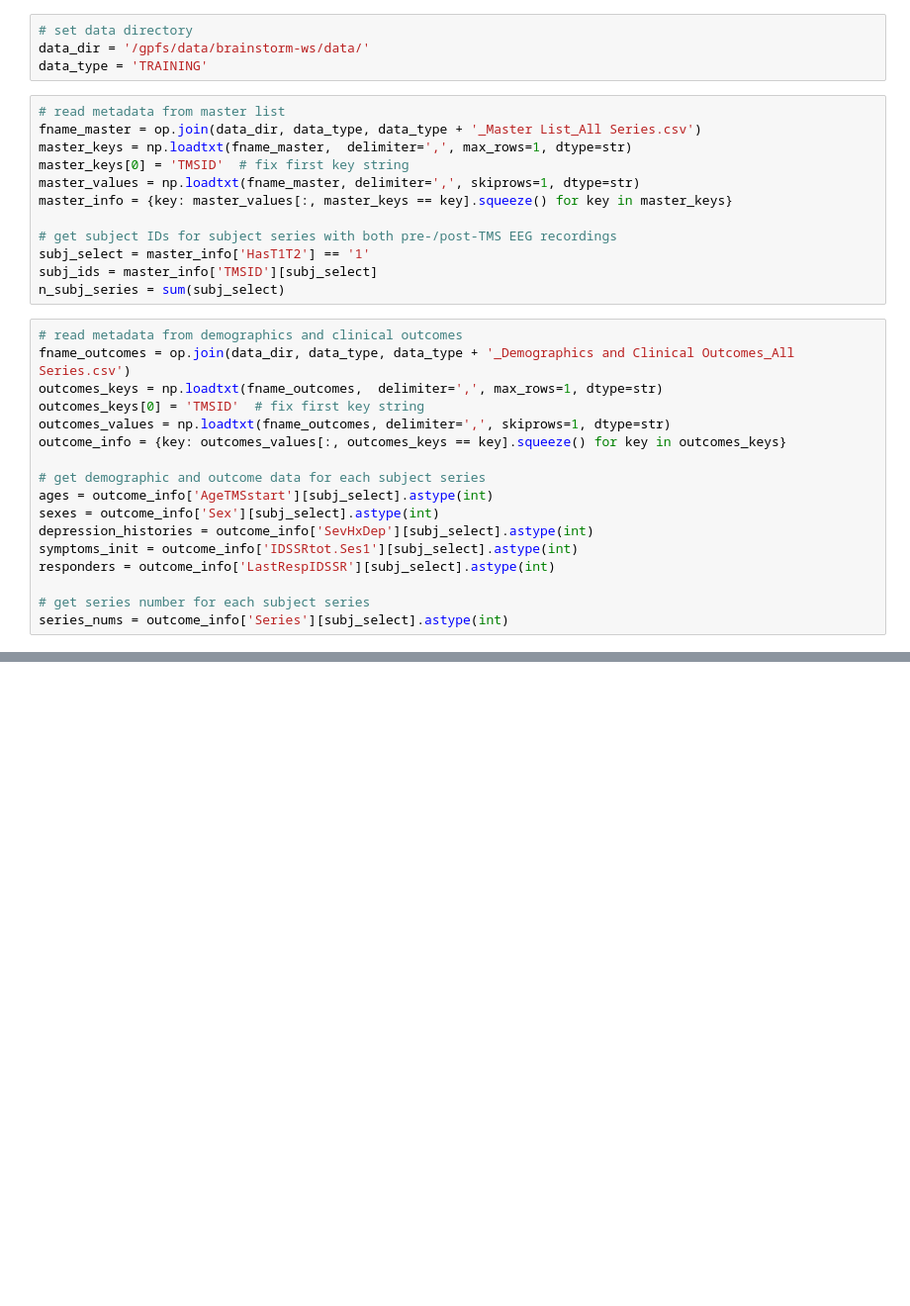
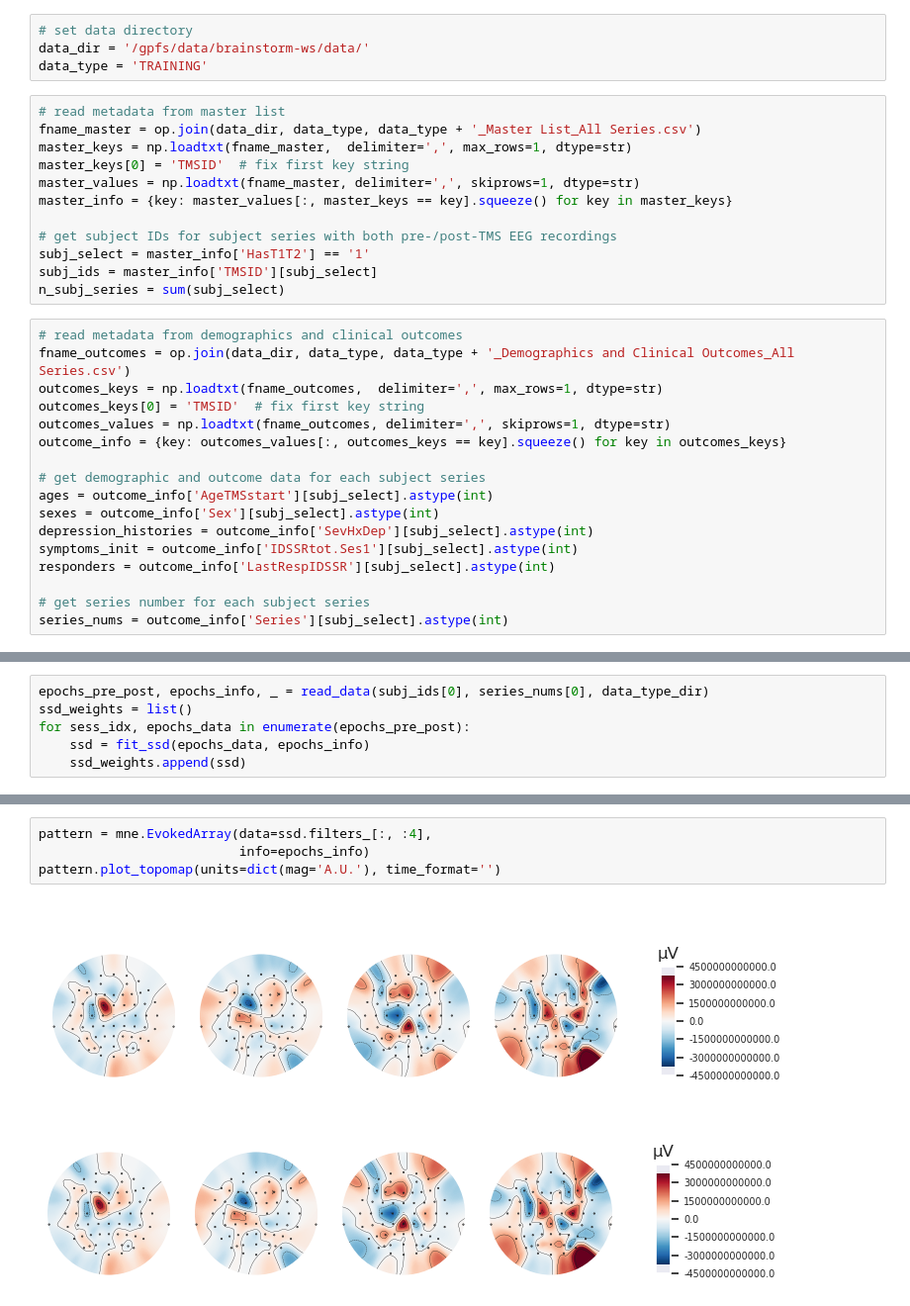
Before and after one commit to rythorpe/brainstorm_challenge, a Jupyter notebook: extract_features.ipynb, the cells around one changed output, grey strips where cells are left out. Shown at 99% size. Saved outputs shown, nothing was run; the diff lists cells and outputs as text; blank space fills up the shorter version.

```diff
--- a/extract_features.ipynb
+++ b/extract_features.ipynb
@@ -220,0 +230,6 @@ series_nums = outcome_info['Series'][subj_select].astype(int)
+# %%
+epochs_pre_post, epochs_info, _ = read_data(subj_ids[0], series_nums[0], data_type_dir)
+ssd_weights = list()
+for sess_idx, epochs_data in enumerate(epochs_pre_post):
+    ssd = fit_ssd(epochs_data, epochs_info)
+    ssd_weights.append(ssd)
@@ -220,0 +333,7 @@ series_nums = outcome_info['Series'][subj_select].astype(int)
+# %%
+pattern = mne.EvokedArray(data=ssd.filters_[:, :4],
+                          info=epochs_info)
+pattern.plot_topomap(units=dict(mag='A.U.'), time_format='')
+# %% [output]
+[figure, added]
+[figure, added]
```
Also changed, not shown: parts of 13 cells of this notebook.
